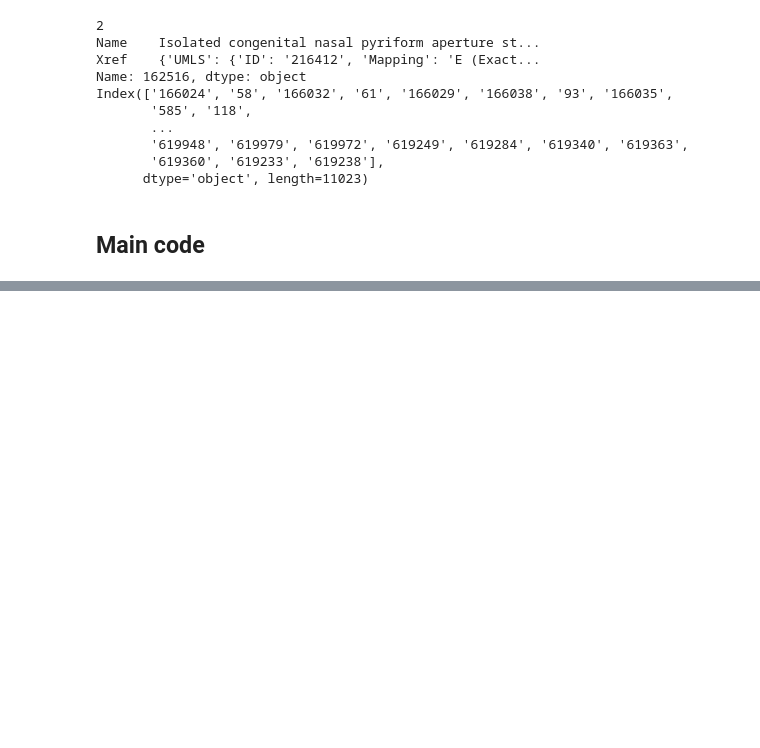
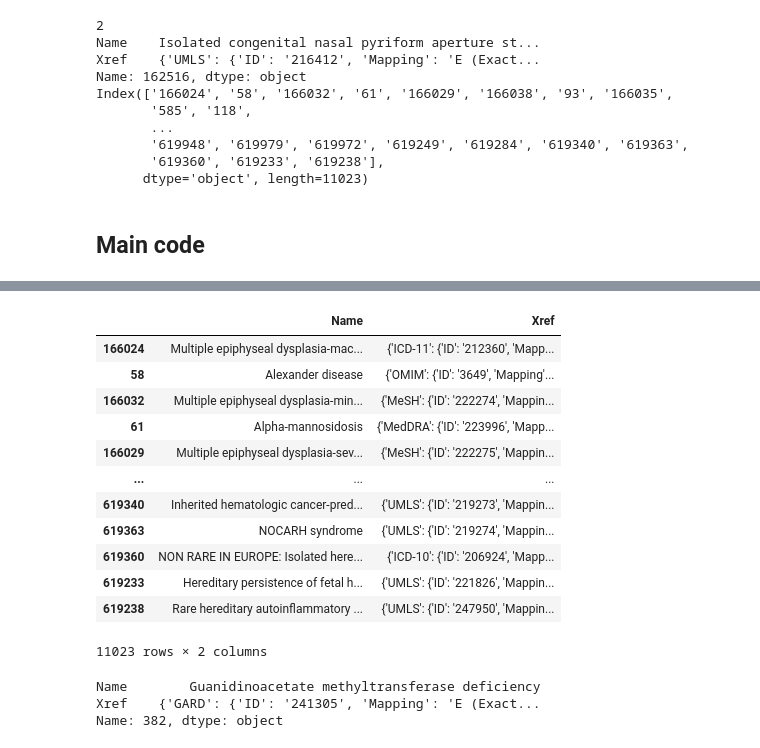
Before and after one commit to LouieHenderson/rare_disease_analysis, a Jupyter notebook: notebooks/Graph_generation_230924.ipynb, the cells around one changed output, grey strips where cells are left out. Cells and saved outputs as stored; diff of their text form; code cells hidden in the pictures; blank space fills up the shorter version.

```diff
--- a/notebooks/Graph_generation_230924.ipynb
+++ b/notebooks/Graph_generation_230924.ipynb
@@ -198,21 +173,36 @@ for i in proteome:
         pass
 #Generate dataframe from dic
 initdf = pd.DataFrame.from_dict(proteome, orient='index')
-print("Time taken | Initial proteome = ", round(time.time() - start, 2))
 
 #Annotate with OpenTarget intel
 start = time.time()
 initdf = parseOTtarget(OT_targets, initdf)
+initdf = initdf.astype(str)
 print("Time taken | OpenTargets targets intel = ", round(time.time() - start, 2))
+
+#Lookup dic of ensemble gene ids to uniprot
+ensgenetouni = {}
+for index, row in initdf.iterrows():
+    val = row["Ensembl_gene"]
+    for i in row["Ensembl_gene"][1:-1].replace(" ", "").split(","):
+        ensgenetouni.setdefault(i.replace("\'", ""), index)
+
+print("Time taken | Initial proteome = ", round(time.time() - start, 2))
 
 #Generate rare disease crossreference
 start = time.time()
-Diseasexref = parseOrpha(Orpha_en)
+diseasexref = parseOrpha(Orpha_en)
 print("Time taken | Rare disese xref = ", round(time.time() - start, 2))
 
-#Disease associations
+#Read in disease associations
 start = time.time()
 OT_direct = parseOTdisease(OT_directevi)
 OT_indir  = parseOTdisease(OT_indireevi)
 print("Time taken | OpenTargets disease intel = ", round(time.time() - start, 2))
+
+#Generate dictionaries of Uniprot to disease assocations
+start = time.time()
+dirdic = assocUniprotDisease(OT_direct, ensgenetouni, diseasexref)
+inddic = assocUniprotDisease(OT_indir, ensgenetouni, diseasexref)
+print("Time taken | Uniprot disease association = ", round(time.time() - start, 2))
 # %% [output]
@@ -258,0 +296,22 @@ OT_direct['Orphanet_382']
+# %%
+display(Diseasexref)
+# %% [output]
+|  | Name | Xref |
+| 166024 | Multiple epiphyseal dysplasia-mac... | {'ICD-11': {'ID': '212360', 'Mapp... |
+| 58 | Alexander disease | {'OMIM': {'ID': '3649', 'Mapping'... |
+| 166032 | Multiple epiphyseal dysplasia-min... | {'MeSH': {'ID': '222274', 'Mappin... |
+| 61 | Alpha-mannosidosis | {'MedDRA': {'ID': '223996', 'Mapp... |
+| 166029 | Multiple epiphyseal dysplasia-sev... | {'MeSH': {'ID': '222275', 'Mappin... |
+| ... | ... | ... |
+| 619340 | Inherited hematologic cancer-pred... | {'UMLS': {'ID': '219273', 'Mappin... |
+| 619363 | NOCARH syndrome | {'UMLS': {'ID': '219274', 'Mappin... |
+| 619360 | NON RARE IN EUROPE: Isolated here... | {'ICD-10': {'ID': '206924', 'Mapp... |
+| 619233 | Hereditary persistence of fetal h... | {'UMLS': {'ID': '221826', 'Mappin... |
+| 619238 | Rare hereditary autoinflammatory ... | {'UMLS': {'ID': '247950', 'Mappin... |
+11023 rows × 2 columns
+# %%
+display(Diseasexref.loc["382"])
+# %% [output]
+Name        Guanidinoacetate methyltransferase deficiency
+Xref    {'GARD': {'ID': '241305', 'Mapping': 'E (Exact...
+Name: 382, dtype: object
```
Also changed, not shown: parts of 14 cells of this notebook, 1 other file.
